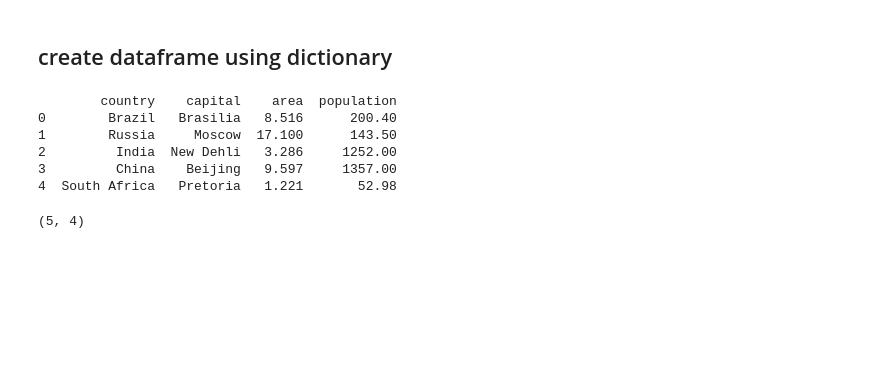
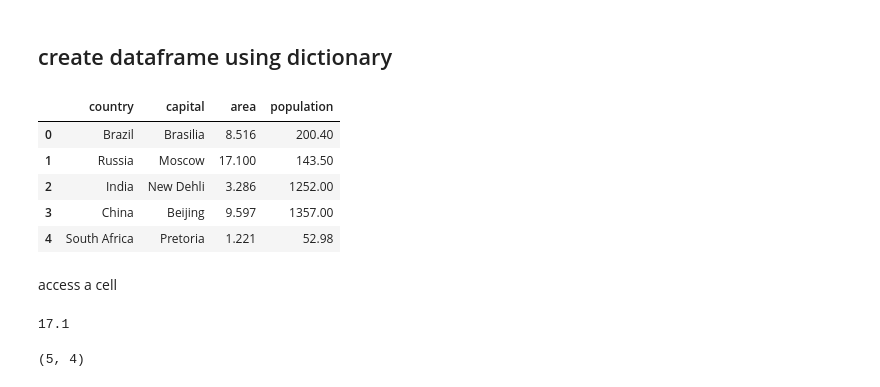
Before and after one commit to smasoumi/python_course, a Jupyter notebook: pandas.ipynb, the cells around one changed output. Drawn from its saved outputs; the diff is of its cells as text; code cells hidden in the pictures; blank space fills up the shorter version.

```diff
--- a/pandas.ipynb
+++ b/pandas.ipynb
@@ -7,19 +7,28 @@ There are several ways to create a DataFrame. One way way is to use a dictionary
 # %%
 dict = {"country": ["Brazil", "Russia", "India", "China", "South Africa"],
        "capital": ["Brasilia", "Moscow", "New Dehli", "Beijing", "Pretoria"],
        "area": [8.516, 17.10, 3.286, 9.597, 1.221],
        "population": [200.4, 143.5, 1252, 1357, 52.98] }
 
 import pandas as pd
 df = pd.DataFrame(dict)
-print(df)
+df
 # %% [output]
-        country    capital    area  population
-0        Brazil   Brasilia   8.516      200.40
-1        Russia     Moscow  17.100      143.50
-2         India  New Dehli   3.286     1252.00
-3         China    Beijing   9.597     1357.00
-4  South Africa   Pretoria   1.221       52.98
+|  | country | capital | area | population |
+| 0 | Brazil | Brasilia | 8.516 | 200.40 |
+| 1 | Russia | Moscow | 17.100 | 143.50 |
+| 2 | India | New Dehli | 3.286 | 1252.00 |
+| 3 | China | Beijing | 9.597 | 1357.00 |
+| 4 | South Africa | Pretoria | 1.221 | 52.98 |
+# %% [markdown]
+access a cell
+# %%
+# df.loc[1]['area']
+# df['area'].loc[1]
+# df.iloc[1].area
+df.iloc[1]['area']
+# %% [output]
+17.1
 # %%
 df.shape
 # %% [output]
```
Also changed, not shown: parts of 15 cells of this notebook, 2 other files.
